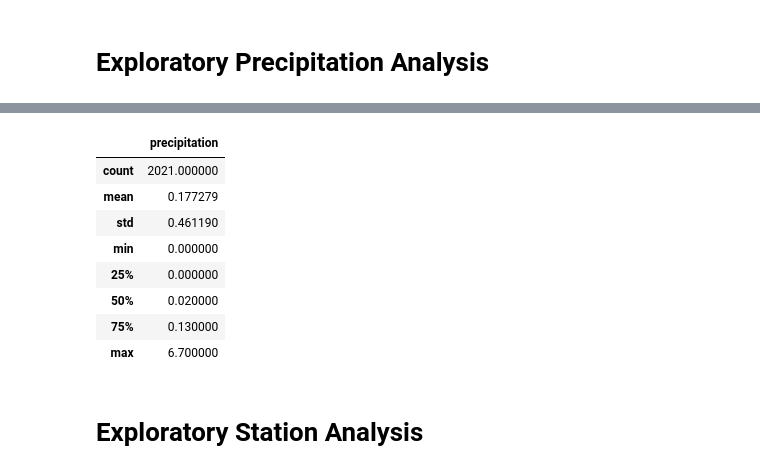
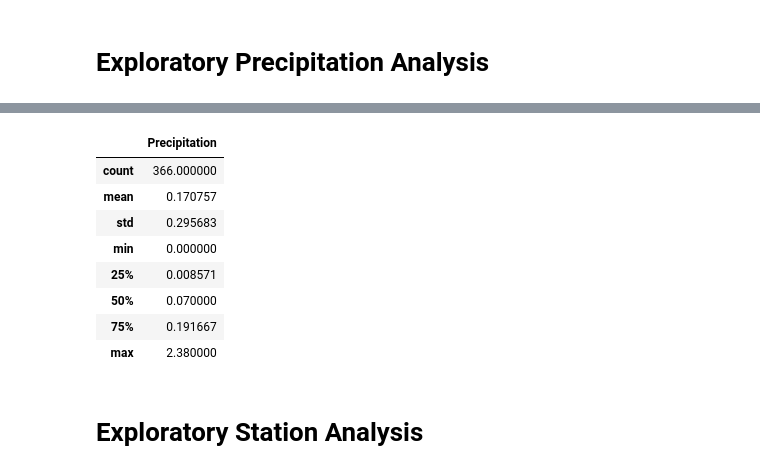
Before and after one commit to vara-co/sqlalchemy-challenge, a Jupyter notebook: SurfsUp/climate_LMVSFinal.ipynb, the cells around one changed output, grey strips where cells are left out. Cells and saved outputs as stored; diff of their text form; code cells hidden in the pictures.

```diff
--- a/SurfsUp/climate_LMVSFinal.ipynb
+++ b/SurfsUp/climate_LMVSFinal.ipynb
@@ -94,6 +73,6 @@ station_columns
 # Exploratory Precipitation Analysis
 # %%
 # Find the most recent date in the data set.
-most_recent_date = session.query(measurement_class.date).order_by(measurement_class.date.desc()).first()
-print (f" The most recent date in the Measurement table is: {most_recent_date}")
+most_recent_date = session.query(Measurement.date).order_by(Measurement.date.desc()).first().date
+most_recent_date
 # %% [output]
@@ -103,16 +82,6 @@ print (f" The most recent date in the Measurement table is: {most_recent_date}")
 # Starting from the most recent data point in the database.
 
 # Calculate the date one year from the last date in data set.
-
-
-# Perform a query to retrieve the data and precipitation scores
-
-
-# Save the query results as a Pandas DataFrame. Explicitly set the column names
-
-
-# Sort the dataframe by date
-
-
-# Use Pandas Plotting with Matplotlib to plot the data
+year_bef_last_date = dt.datetime.strptime(most_recent_date, '%Y-%m-%d').date() - dt.timedelta(days=365)
+print(f"One year ago from the last date is: {year_bef_last_date}")
 # %% [output]
@@ -120,0 +89,8 @@ Text(0, 0.5, 'Inches')
+# %%
+# Perform a query to retrieve the data and precipitation scores (date and prcp)
+precipitation_data = session.query(Measurement.date, func.avg(Measurement.prcp)).\
+    filter(Measurement.date >= year_bef_last_date).\
+    group_by(Measurement.date).all()
+
+# Show the precipitation data
+precipitation_data
@@ -120,0 +115,9 @@ Text(0, 0.5, 'Inches')
+# %%
+# Save the query results as a Pandas DataFrame. Explicitly set the column names
+prec_data_df = pd.DataFrame(precipitation_data, columns=['Date', 'Precipitation'])
+
+# Sort the dataframe by date
+prec_data_df.set_index('Date', inplace=True) #Drop the numeric index
+
+# Show the DataFrame
+prec_data_df.head(10)
@@ -121,15 +183,16 @@ Text(0, 0.5, 'Inches')
 # %%
 # Use Pandas to calculate the summary statistics for the precipitation data
+prec_data_df.describe()
 # %% [output]
-|  | precipitation |
-| count | 2021.000000 |
-| mean | 0.177279 |
-| std | 0.461190 |
+|  | Precipitation |
+| count | 366.000000 |
+| mean | 0.170757 |
+| std | 0.295683 |
 | min | 0.000000 |
-| 25% | 0.000000 |
-| 50% | 0.020000 |
-| 75% | 0.130000 |
-| max | 6.700000 |
+| 25% | 0.008571 |
+| 50% | 0.070000 |
+| 75% | 0.191667 |
+| max | 2.380000 |
 # %% [markdown]
 # Exploratory Station Analysis
 # %%
```
Also changed, not shown: parts of 14 cells of this notebook.
